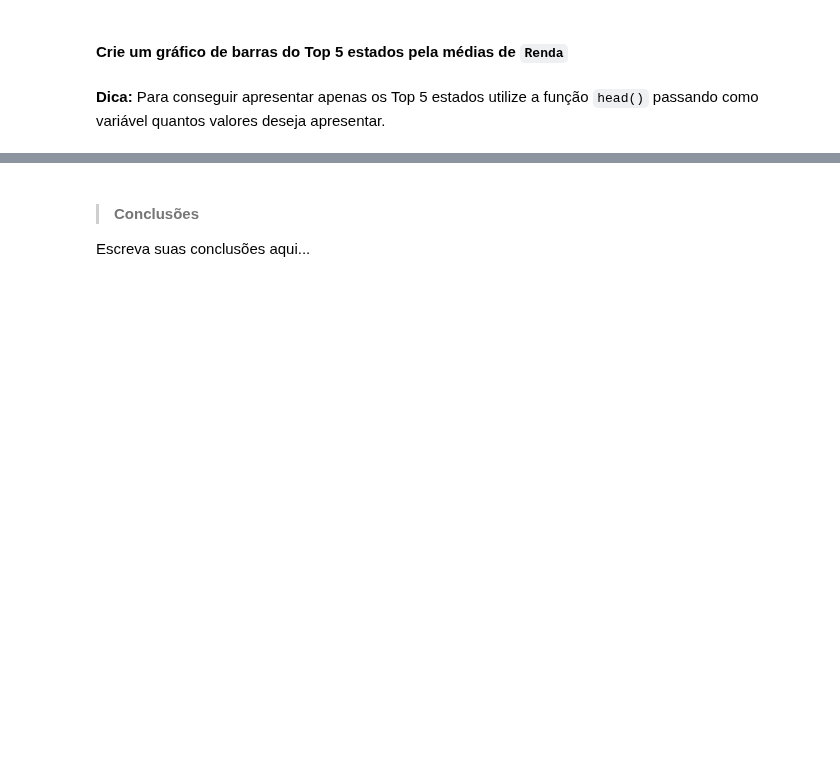
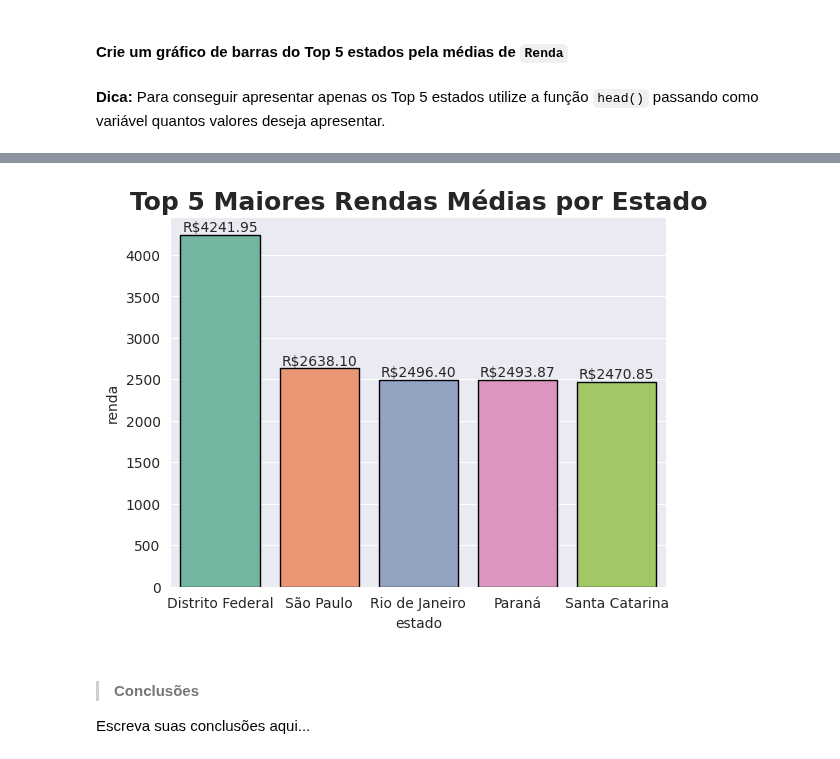
Before and after one commit to JhonCostaDev/oracle_one_alura, a Jupyter notebook: estatistica_ML/desafios/reload_desafios.ipynb, the cells around one changed output, grey strips where cells are left out. Drawn from its saved outputs; the diff is of its cells as text; code cells hidden in the pictures; blank space fills up the shorter version.

```diff
--- a/estatistica_ML/desafios/reload_desafios.ipynb
+++ b/estatistica_ML/desafios/reload_desafios.ipynb
@@ -404,3 +499,6 @@ Nesta etapa do treinamento, vamos analisar mais dados das pessoas responsáveis
 #### **Crie um gráfico de barras do Top 5 estados pela médias de `Renda`**
 # %% [markdown]
 **Dica:** Para conseguir apresentar apenas os Top 5 estados utilize a função `head()` passando como variável quantos valores deseja apresentar.
+# %%
+cinco_maiores_rendas_medias = dados.groupby('estado')['renda'].mean().sort_values(ascending=False).head().reset_index()
+cinco_maiores_rendas_medias
@@ -407,3 +512,13 @@ Nesta etapa do treinamento, vamos analisar mais dados das pessoas responsáveis
+# %%
+ax = sns.barplot(data=cinco_maiores_rendas_medias, x='estado', y='renda', edgecolor='black', palette='Set2', hue='estado')
+
+for container in ax.containers:
+    ax.bar_label(container, fmt='R$%.2f')
+
+ax.set_title("Top 5 Maiores Rendas Médias por Estado", fontdict={'fontsize': 18, 'fontweight': 'bold'})
+plt.show()
+# %% [output]
+[figure, added]
 # %% [markdown]
 > #### Conclusões
 
```
Also changed, not shown: parts of 14 cells of this notebook, 1 other file.
